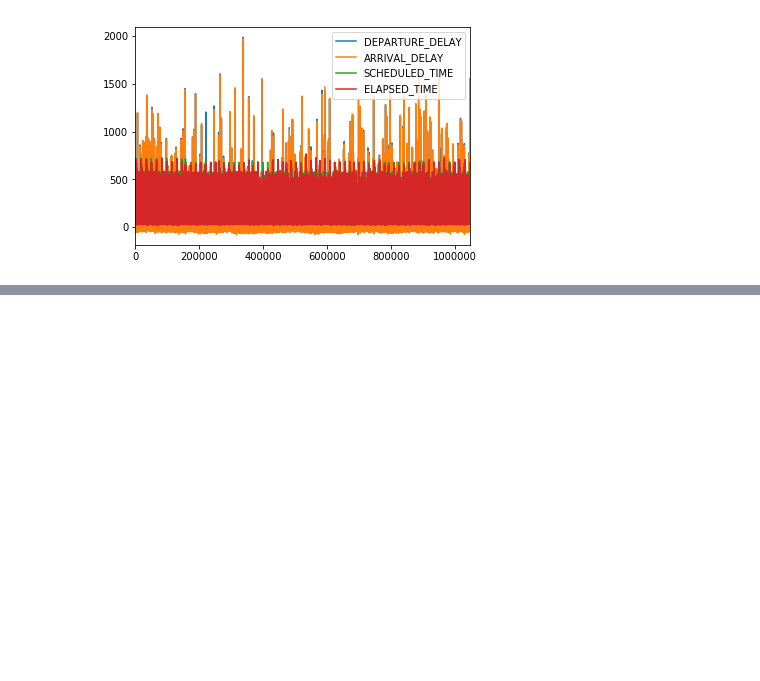
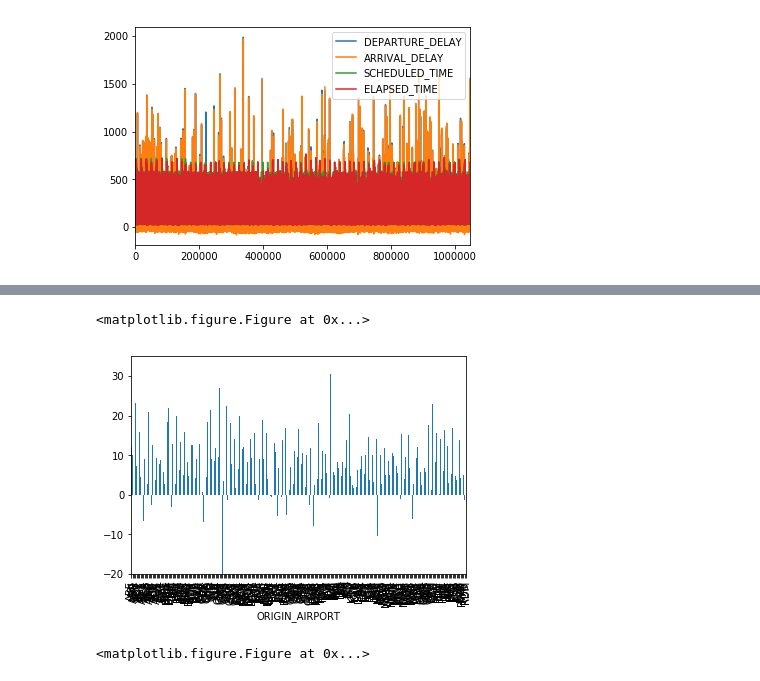
Before and after one commit to acudoc/Thinkful-Projects, a Jupyter notebook: Prep_Capstone.ipynb, the cells around one changed output, grey strips where cells are left out. Cells and saved outputs as stored; diff of their text form; code cells hidden in the pictures; blank space fills up the shorter version.

```diff
--- a/Prep_Capstone.ipynb
+++ b/Prep_Capstone.ipynb
@@ -152,0 +240,10 @@ plt.show()
+# %%
+Airport_flights = df.groupby('ORIGIN_AIRPORT') ['ARRIVAL_DELAY'].mean()
+Airport_flights.plot(kind = 'bar')
+plt.ylim(-20,35, 1000)
+plt.xlim(0,250, 9000)
+plt.figure(figsize=(100,1000))
+# %% [output]
+<matplotlib.figure.Figure at 0x...>
+[figure, added]
+<matplotlib.figure.Figure at 0x...>
```
Also changed, not shown: parts of 9 cells of this notebook.
